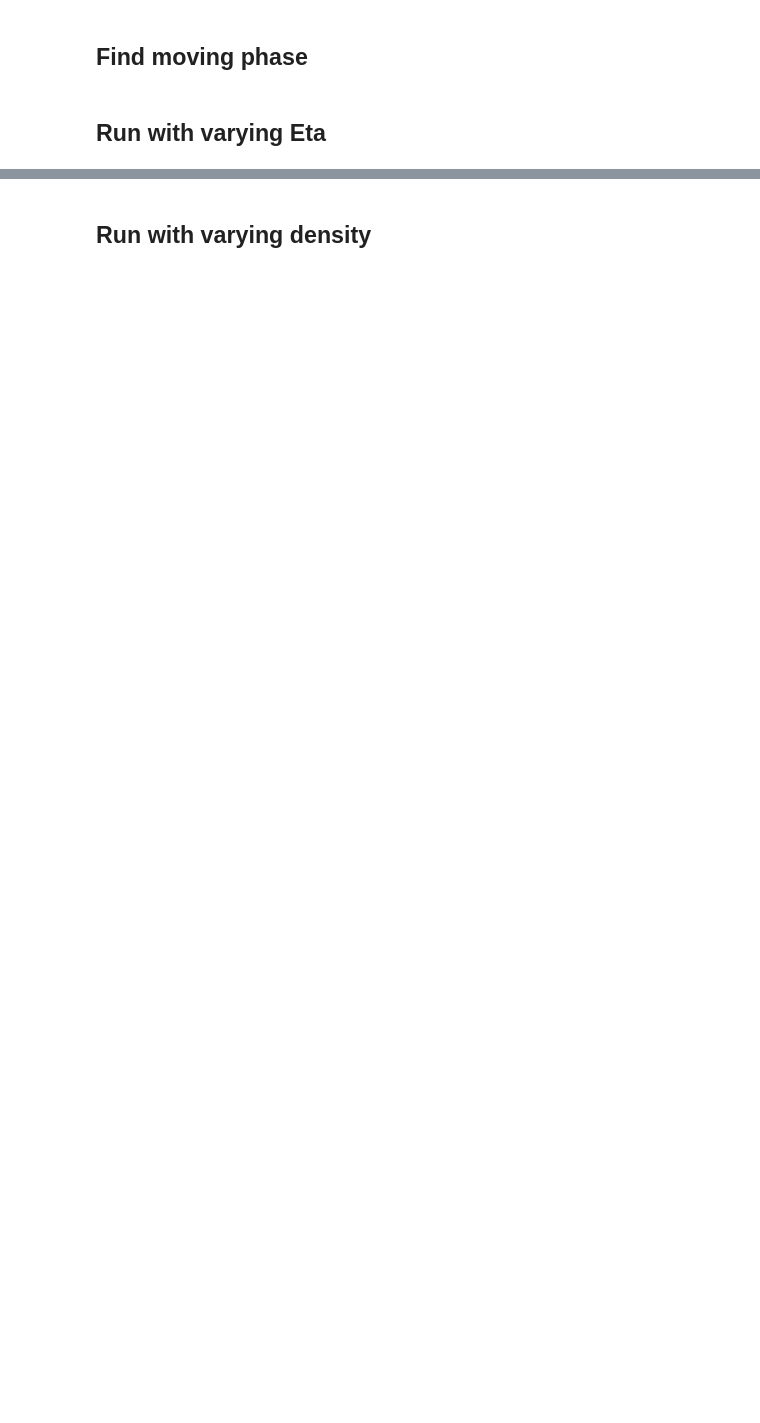
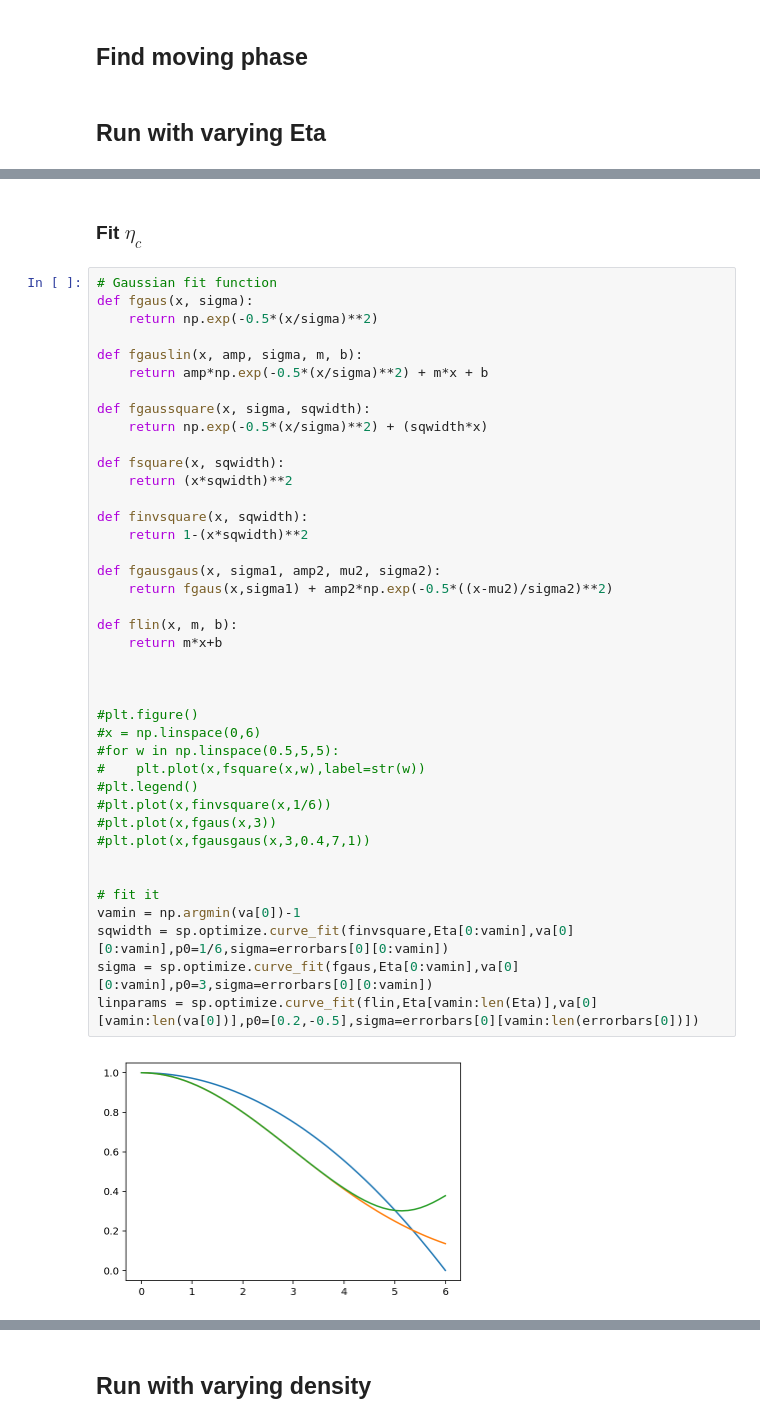
Before and after one commit to mismosmi/idea2birds, a Jupyter notebook: src/evaluate.ipynb, the cells around one changed output, grey strips where cells are left out. Cells and saved outputs as stored; diff of their text form; blank space fills up the shorter version.

```diff
--- a/src/evaluate.ipynb
+++ b/src/evaluate.ipynb
@@ -111,0 +85,44 @@ plt.savefig('va_over_etac_minus_eta_over_etac.eps')
+# %% [markdown]
+### Fit $\eta_c$
+# %%
+# Gaussian fit function
+def fgaus(x, sigma):
+    return np.exp(-0.5*(x/sigma)**2)
+
+def fgauslin(x, amp, sigma, m, b):
+    return amp*np.exp(-0.5*(x/sigma)**2) + m*x + b
+
+def fgaussquare(x, sigma, sqwidth):
+    return np.exp(-0.5*(x/sigma)**2) + (sqwidth*x)
+
+def fsquare(x, sqwidth):
+    return (x*sqwidth)**2
+
+def finvsquare(x, sqwidth):
+    return 1-(x*sqwidth)**2
+
+def fgausgaus(x, sigma1, amp2, mu2, sigma2):
+    return fgaus(x,sigma1) + amp2*np.exp(-0.5*((x-mu2)/sigma2)**2)
+
+def flin(x, m, b):
+    return m*x+b
+
+
+
+#plt.figure()
+#x = np.linspace(0,6)
+#for w in np.linspace(0.5,5,5):
+#    plt.plot(x,fsquare(x,w),label=str(w))
+#plt.legend()
+#plt.plot(x,finvsquare(x,1/6))
+#plt.plot(x,fgaus(x,3))
+#plt.plot(x,fgausgaus(x,3,0.4,7,1))
+
+
+# fit it
+vamin = np.argmin(va[0])-1
+sqwidth = sp.optimize.curve_fit(finvsquare,Eta[0:vamin],va[0][0:vamin],p0=1/6,sigma=errorbars[0][0:vamin])
+sigma = sp.optimize.curve_fit(fgaus,Eta[0:vamin],va[0][0:vamin],p0=3,sigma=errorbars[0][0:vamin])
+linparams = sp.optimize.curve_fit(flin,Eta[vamin:len(Eta)],va[0][vamin:len(va[0])],p0=[0.2,-0.5],sigma=errorbars[0][vamin:len(errorbars[0])])
+# %% [output]
+[figure, added]
```
Also changed, not shown: parts of 13 cells of this notebook, 1 other file.
